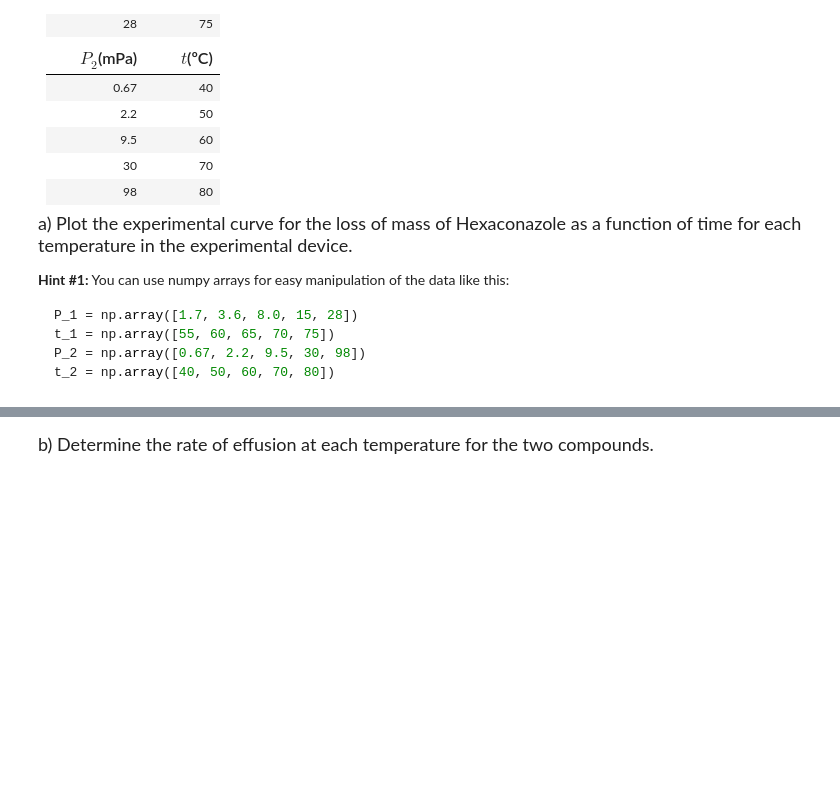
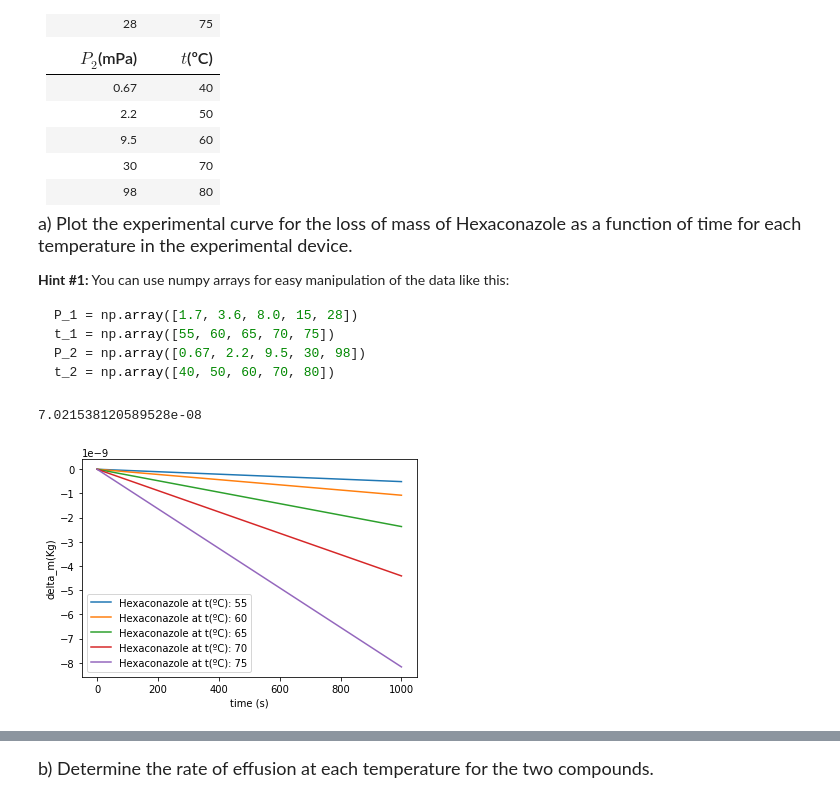
Before and after one commit to emartineznunez/QF_IV, a Jupyter notebook: Seminars/Seminar6.ipynb, the cells around one changed output, grey strips where cells are left out. Cells and saved outputs as stored; diff of their text form; code cells hidden in the pictures; blank space fills up the shorter version.

````diff
--- a/Seminars/Seminar6.ipynb
+++ b/Seminars/Seminar6.ipynb
@@ -33,3 +34,39 @@ t_1 = np.array([55, 60, 65, 70, 75])
 P_2 = np.array([0.67, 2.2, 9.5, 30, 98])
 t_2 = np.array([40, 50, 60, 70, 80])
 ```
+# %%
+%matplotlib inline
+import numpy as np
+from matplotlib import pyplot
+from math import sqrt
+
+def delta_m(P, T, M):
+    return - P * sqrt(M / (2 * np.pi * R * T)) * A_0 * t
+
+P_1 = np.array([1.7, 3.6, 8.0, 15, 28])
+t_1 = np.array([55, 60, 65, 70, 75])
+P_2 = np.array([0.67, 2.2, 9.5, 30, 98])
+t_2 = np.array([40, 50, 60, 70, 80])
+
+#SI Units
+P_1 = P_1 * 0.001
+P_2 = P_2 * 0.001
+T_1 = t_1 + 273.15
+T_2 = t_2 + 273.15
+r = 0.299e-3 / 2
+A_0 = np.pi * r ** 2
+print(A_0)
+M_1 = 0.3142
+M_2 = 0.21568
+R = 8.314
+
+t = np.linspace(0,1000,num=1000)
+
+for i in range(len(t_1)):
+    pyplot.plot(t,delta_m(P_1[i],T_1[i],M_1),'-',label="Hexaconazole at t(ºC): "+str(t_1[i]))
+    pyplot.legend()
+    pyplot.xlabel("time (s)")
+    pyplot.ylabel("delta_m(Kg)")
+# %% [output]
+7.021538120589528e-08
+[figure, added]
````
Also changed, not shown: parts of 2 cells of this notebook.
